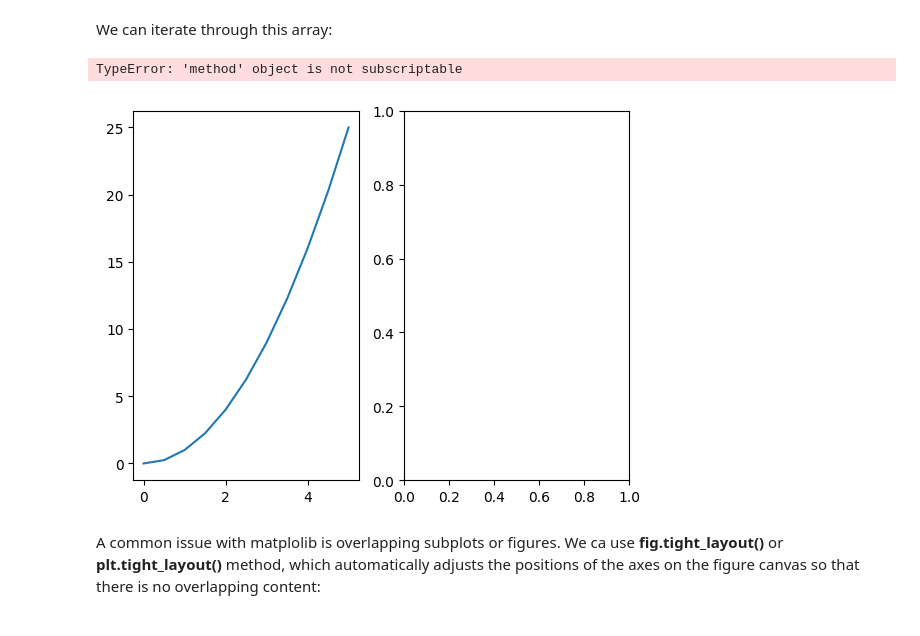
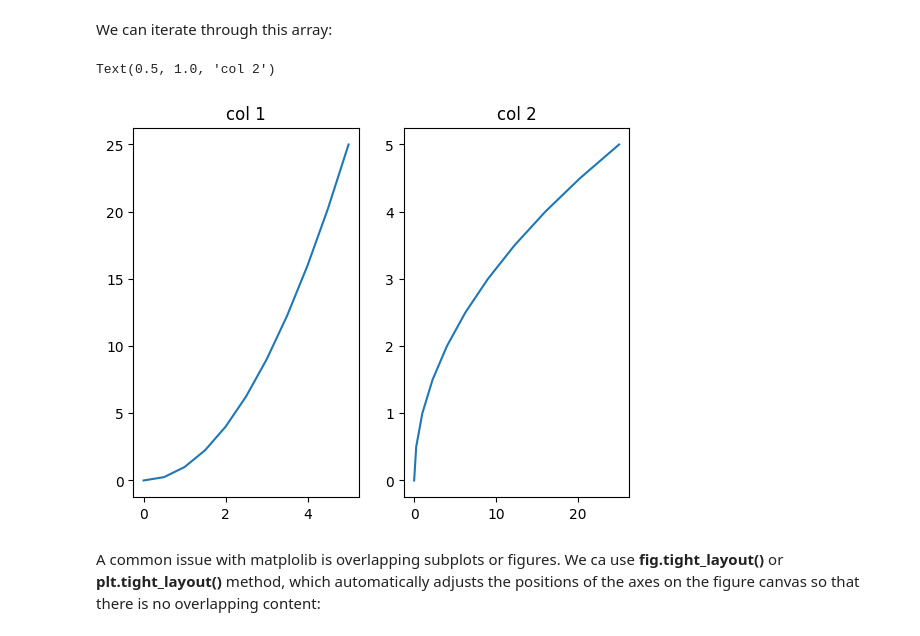
Before and after one commit to Danielcoffee/data_scientist_bootcamp, a Jupyter notebook: 05-Data-Visualization-with-Matplotlib/01-Matplotlib Concepts Lecture.ipynb, the cells around one changed output. Saved outputs shown, nothing was run; the diff lists cells and outputs as text; code cells hidden in the pictures.

```diff
--- a/05-Data-Visualization-with-Matplotlib/01-Matplotlib Concepts Lecture.ipynb
+++ b/05-Data-Visualization-with-Matplotlib/01-Matplotlib Concepts Lecture.ipynb
@@ -205,14 +205,14 @@ We can iterate through this array:
 # %%
 # we can acess by index
 fig, axes = plt.subplots(nrows=1, ncols=2)
 axes[0].plot(x,y)
-axes[0].set_title['col 1']
+axes[0].set_title('col 1')
 
 axes[1].plot(y,x)
-axes[1].set_title['col 2']
+axes[1].set_title('col 2')
 # %% [output]
-TypeError: 'method' object is not subscriptable
+Text(0.5, 1.0, 'col 2')
-[figure, old version]
+[figure, new version]
 # %%
 for ax in axes:
     ax.plot(x, y, 'b')
```
